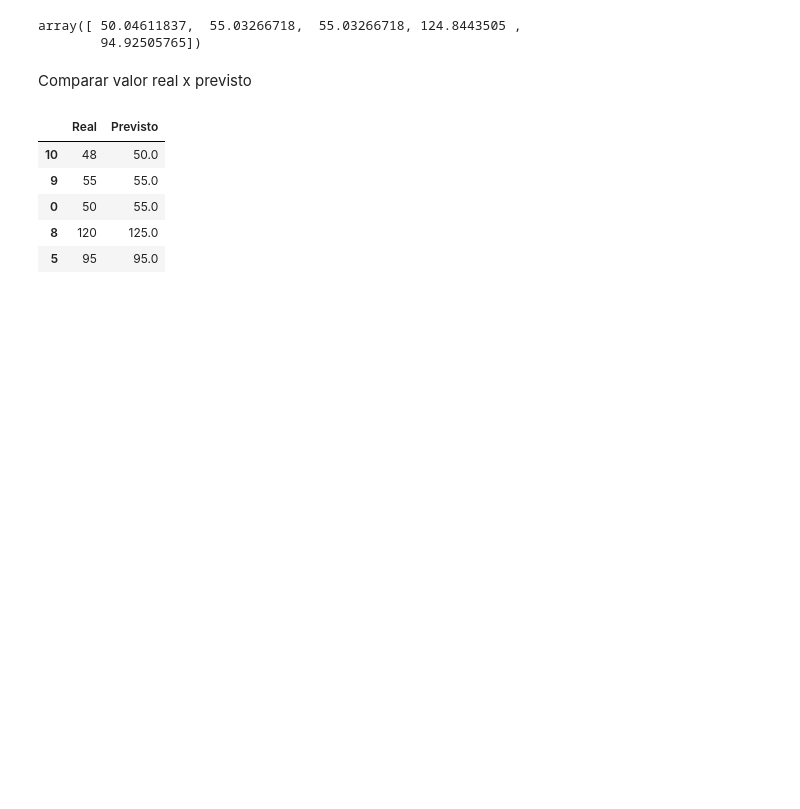
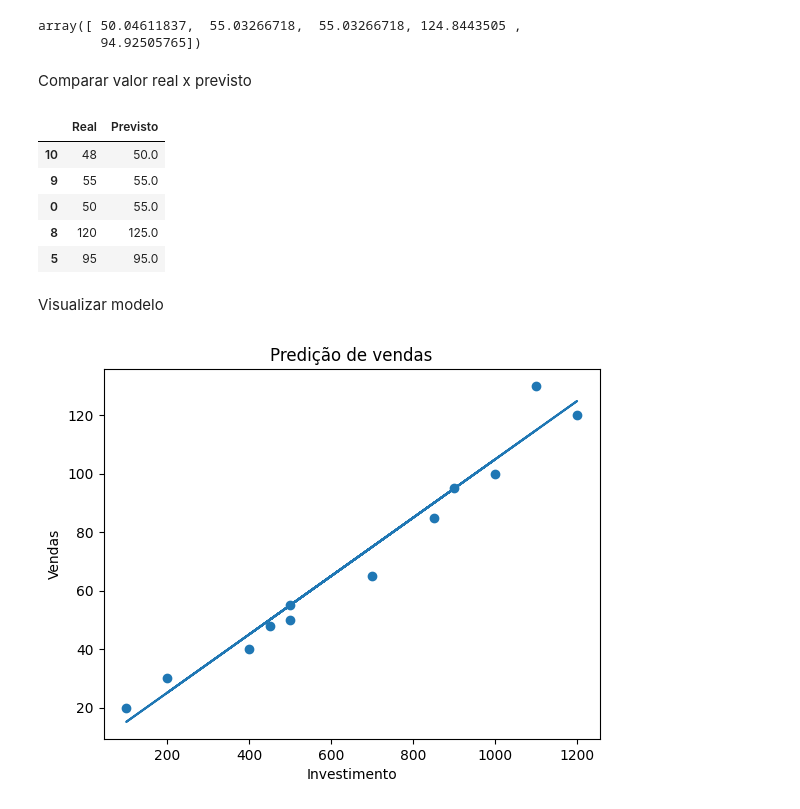
Before and after one commit to instrutorvilson/analise-dados, a Jupyter notebook: predicoes.ipynb, the cells around one changed output. Drawn from its saved outputs; the diff is of its cells as text; code cells hidden in the pictures; blank space fills up the shorter version.

```diff
--- a/predicoes.ipynb
+++ b/predicoes.ipynb
@@ -158,3 +160,15 @@ resultado.round()
 | 0 | 50 | 55.0 |
 | 8 | 120 | 125.0 |
 | 5 | 95 | 95.0 |
+# %% [markdown]
+Visualizar modelo
+# %%
+import matplotlib.pyplot as plt
+plt.scatter(df['Investimento'], df['Vendas'])
+plt.plot(df['Investimento'], modelo.predict(df[['Investimento']]))
+plt.xlabel('Investimento')
+plt.ylabel('Vendas')
+plt.title('Predição de vendas')
+plt.show()
+# %% [output]
+[figure, added]
```
Also changed, not shown: parts of 1 cell of this notebook.
